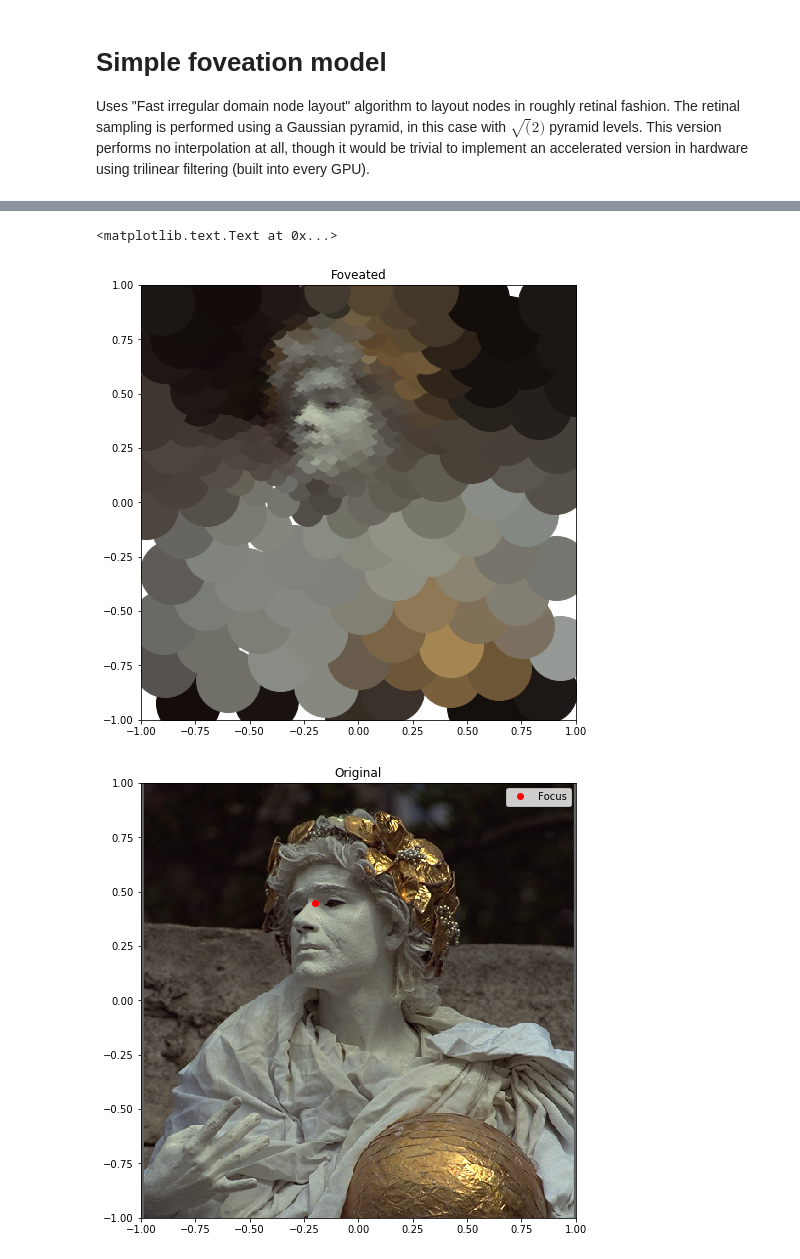
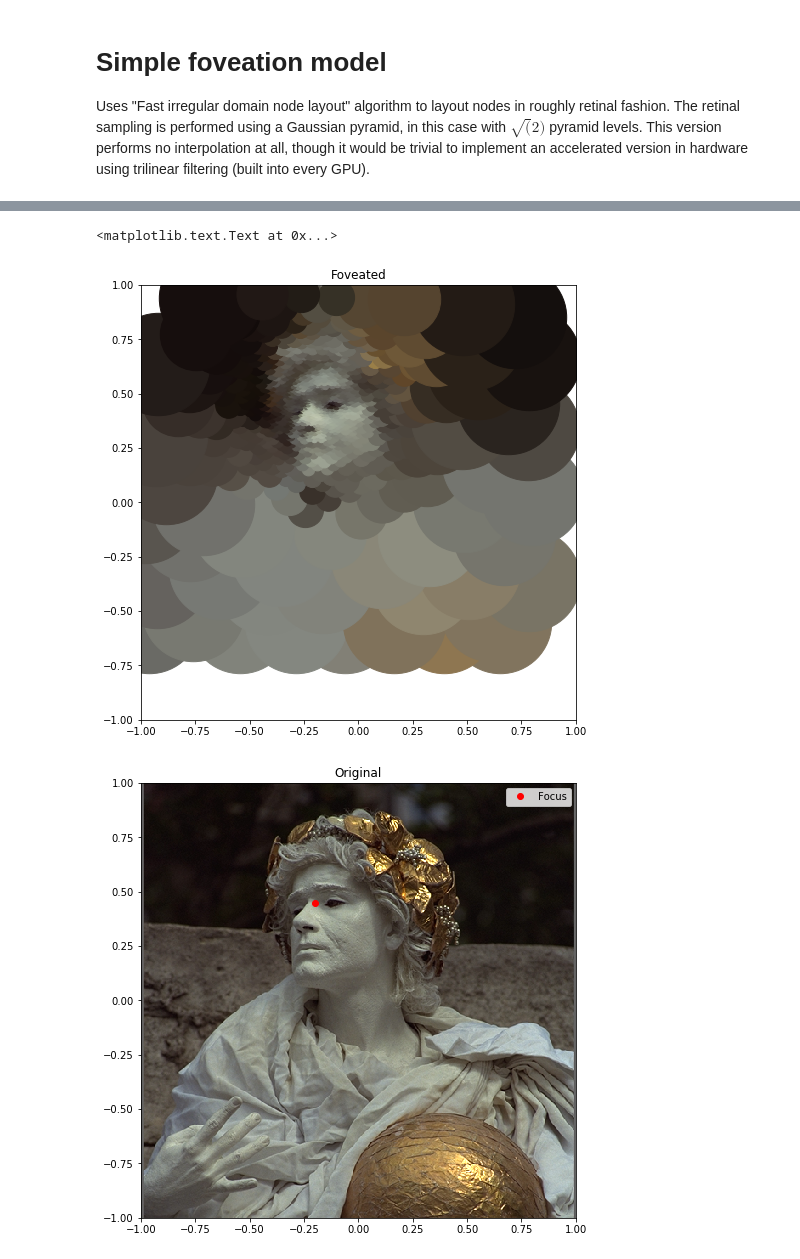
Before and after one commit to johnhw/variable_density, a Jupyter notebook: PyrRetina.ipynb, the cells around one changed output, grey strips where cells are left out. Drawn from its saved outputs; the diff is of its cells as text; code cells hidden in the pictures.

```diff
--- a/PyrRetina.ipynb
+++ b/PyrRetina.ipynb
@@ -11,10 +11,9 @@ from skimage.transform import pyramid_gaussian, pyramid_expand
 from variable_density import moving_front_nodes
 %matplotlib inline
 # %%
-def density_fn(x,y, k=0.01):
-    return (0.25*k+np.exp(-(x**2+y**2)**0.5*10.0))  / (0.01 * k)
-
-nodes = moving_front_nodes(density_fn, (-2.0, -2.0, 2.0, 2.0), new_pts=5, init_pts=1000)
+def density_fn(x,y):
+    return np.maximum(20, (15000.0*np.exp(-((x**2+y**2)**0.5*10.0))))
+nodes = moving_front_nodes(density_fn, domain=(-1,-1,1,1))
 # %%
 # compute shifted pattern, clipping nodes out of range
 # look_at is the position we are looking at in, in normalized -1,1 coordinates
@@ -56,30 +55,30 @@ imgs = tuple(pyramid_gaussian(face, downscale=octave))
 # %%
 # show the image sampled retinally, with simple
 # hexagonal point markers (very slow to render!)
 fig = plt.figure(figsize=(8,8))
 ax = fig.add_subplot(1,1,1)
 
 # plot each point... individually
 for (nx,ny,l),(rx,ry) in zip(node_mapped, look_nodes):
     # convert normalized coordinates to pixel lookups
     layer = imgs[int(l-1)]
     x, y = int((0.5*nx+0.5)  * layer.shape[1]), int((0.5*ny+0.5) * layer.shape[0])
     # flip y for display
     pix = np.clip(layer[-y,x],0,1)
-    ax.plot(rx, ry, 'o', color=pix, markersize=octave**(l+1)*0.5)
+    ax.plot(rx, ry, 'o', color=pix, markersize=octave**l*0.8)
 
 ax.set_aspect(1.0)
 ax.set_xlim(-1,1)
 ax.set_ylim(-1,1)
 plt.title("Foveated")
 
 # show the reference original image, along with the foveation point
 plt.figure(figsize=(8,8))
 plt.imshow(face, extent=[-1,1,-1,1])
 plt.plot(look_at[0], look_at[1], 'ro', label='Focus')
 plt.legend()
 plt.title("Original")
 # %% [output]
 <matplotlib.text.Text at 0x...>
-[figure, old version]
+[figure, new version]
 [figure]
```
Also changed, not shown: parts of 1 cell of this notebook, 5 other files.
